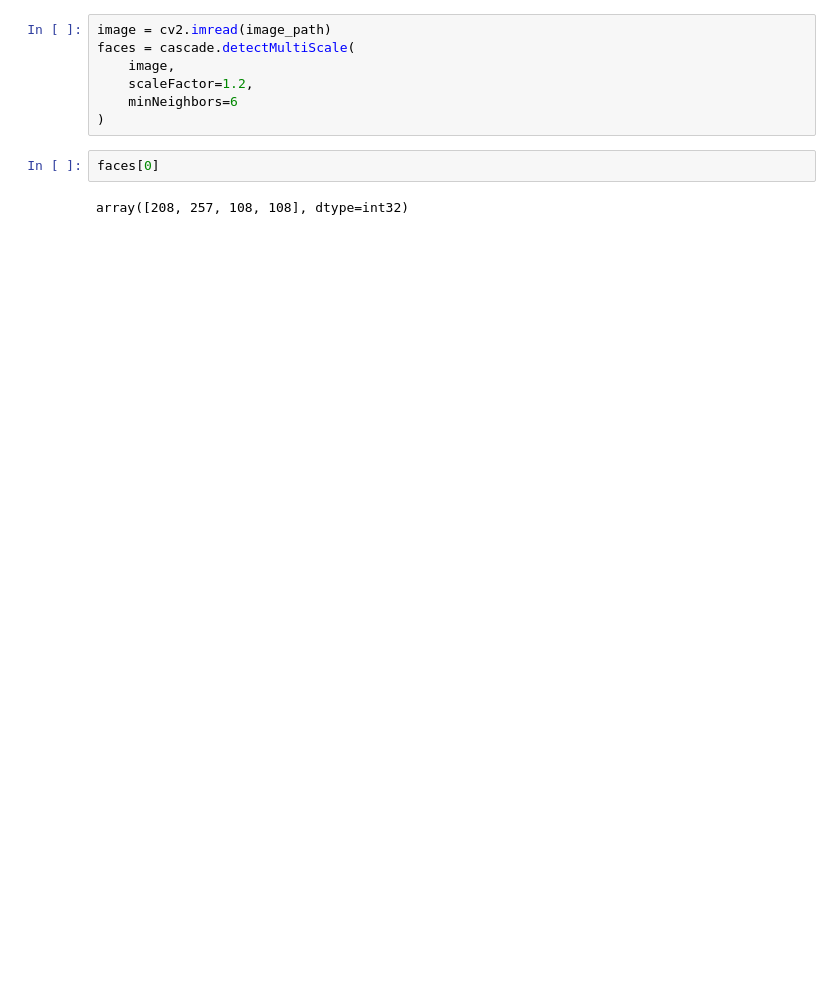
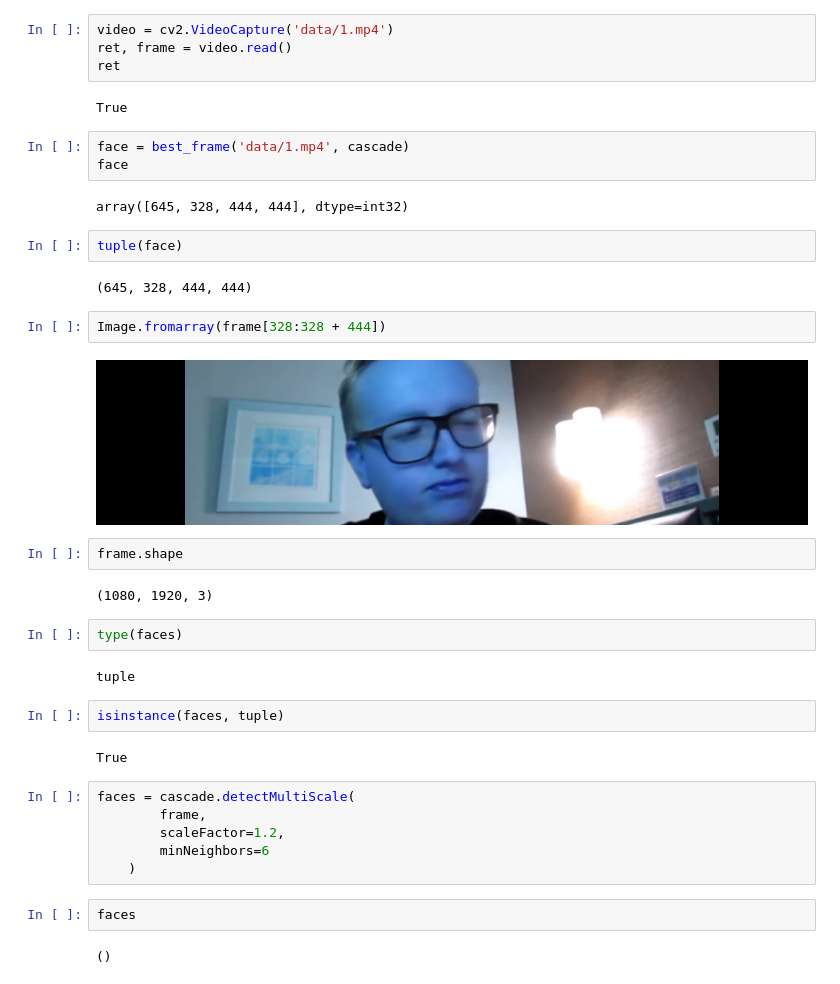
Before and after one commit to BabylenMagnus/using-DeepFake, a Jupyter notebook: Без названия.ipynb, the cells around one changed output. Drawn from its saved outputs; the diff is of its cells as text; blank space fills up the shorter version.

```diff
--- a/Без названия.ipynb
+++ b/Без названия.ipynb
@@ -107,11 +32,41 @@ def show_image(frame):
+# %%
+video = cv2.VideoCapture('data/1.mp4')
+ret, frame = video.read()
+ret
+# %% [output]
+True
+# %%
+face = best_frame('data/1.mp4', cascade)
+face
+# %% [output]
+array([645, 328, 444, 444], dtype=int32)
+# %%
+tuple(face)
+# %% [output]
+(645, 328, 444, 444)
+# %%
+Image.fromarray(frame[328:328 + 444])
+# %% [output]
+[figure, added]
+# %%
+frame.shape
+# %% [output]
+(1080, 1920, 3)
+# %%
+type(faces)
+# %% [output]
+tuple
+# %%
+isinstance(faces, tuple)
+# %% [output]
+True
 # %%
-image = cv2.imread(image_path)
 faces = cascade.detectMultiScale(
-    image,
-    scaleFactor=1.2,
-    minNeighbors=6
-)
+        frame,
+        scaleFactor=1.2,
+        minNeighbors=6
+    )
 # %%
-faces[0]
+faces
 # %% [output]
-array([208, 257, 108, 108], dtype=int32)
+()
```
Also changed, not shown: parts of 41 cells of this notebook, 3 other files.
